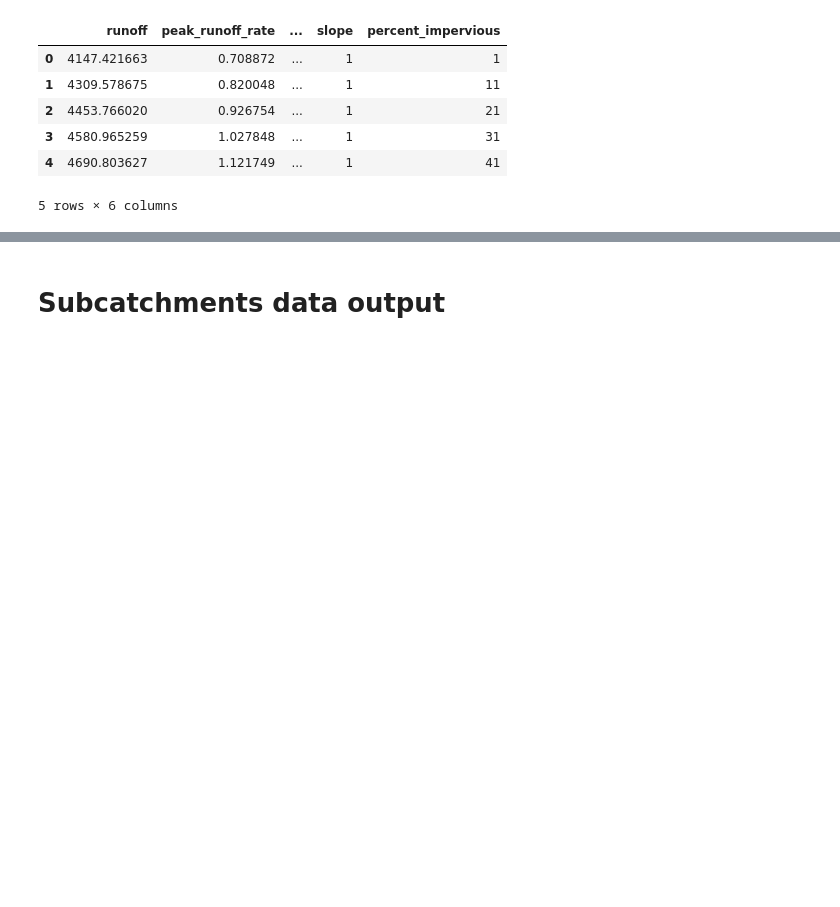
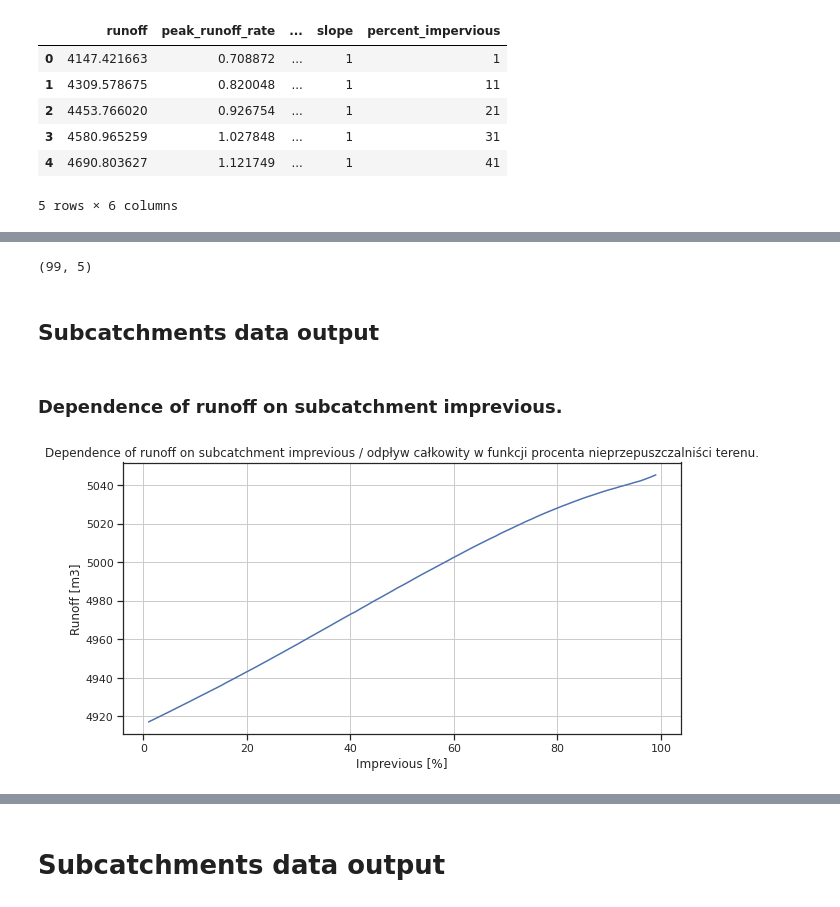
Before and after one commit to BuczynskiRafal/pipe_calculations, a Jupyter notebook: Catchments.ipynb, the cells around one changed output, grey strips where cells are left out. Saved outputs shown, nothing was run; the diff lists cells and outputs as text; code cells hidden in the pictures; blank space fills up the shorter version.

```diff
--- a/Catchments.ipynb
+++ b/Catchments.ipynb
@@ -190,0 +197,2 @@ analyse.head()
+# %%
+df_percent_imprevious =  simulate_percent_imprevious(subcatchment_id='S1', min=1, max=100, step=1, file_path='example_copy.inp')
@@ -190,0 +226,19 @@ analyse.head()
+# %%
+df_percent_imprevious.shape
+# %% [output]
+(99, 5)
+# %% [markdown]
+## Subcatchments data output
+# %% [markdown]
+### Dependence of runoff on subcatchment imprevious.
+# %%
+# plt.xscale("log")
+plt.rcParams["figure.figsize"] = (10,5)
+plt.plot(df_percent_imprevious['percent_impervious'], df_percent_imprevious['runoff'])
+plt.title('Dependence of runoff on subcatchment imprevious / odpływ całkowity w funkcji procenta nieprzepuszczalniści terenu.')
+plt.xlabel('Imprevious [%]')
+plt.ylabel('Runoff [m3]')
+plt.grid(True)
+plt.show()
+# %% [output]
+[figure, added]
```
Also changed, not shown: parts of 29 cells of this notebook.
